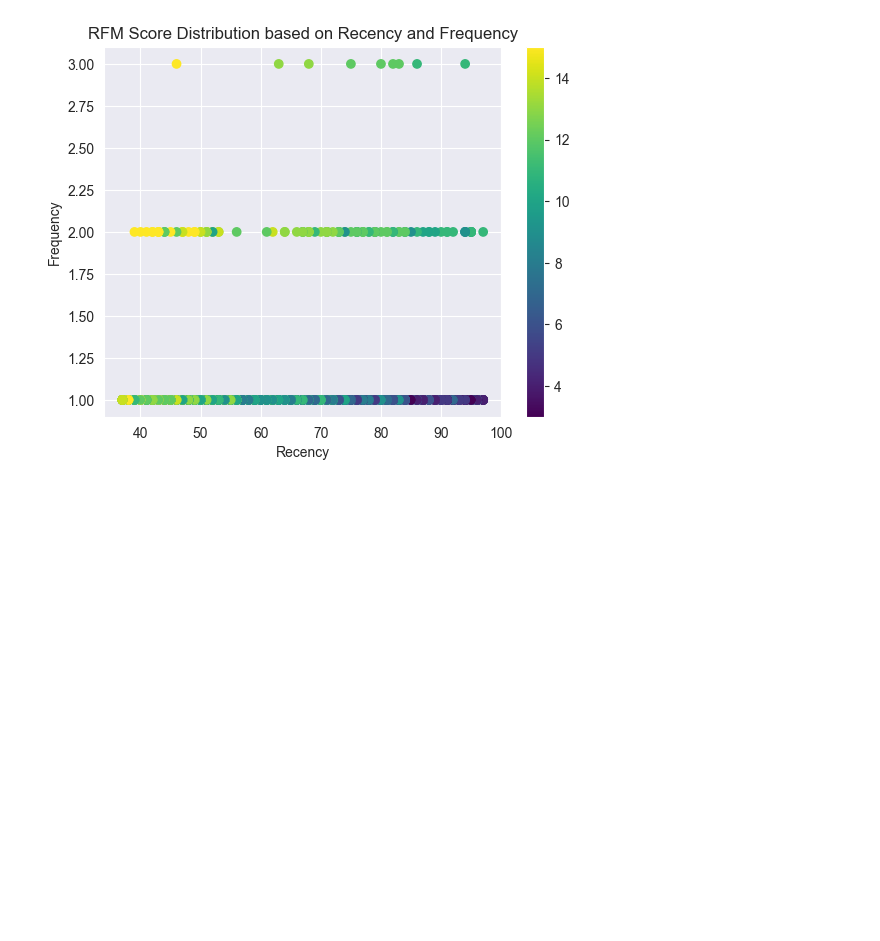
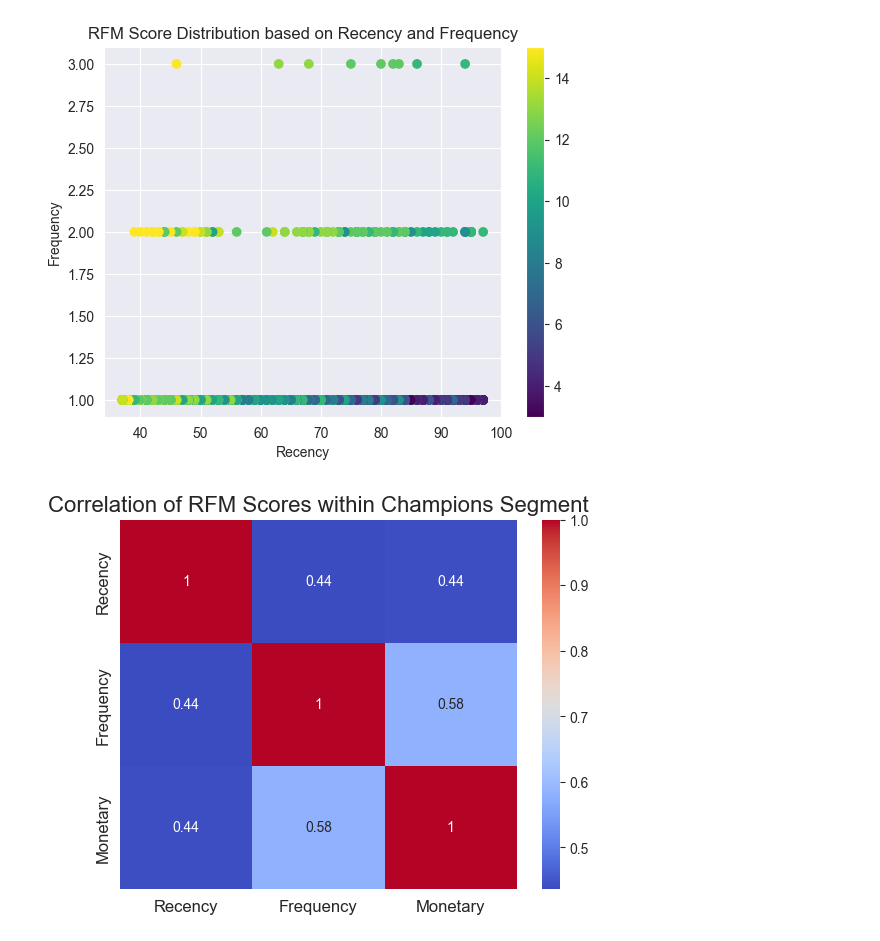
Before and after one commit to Mfundo-debug/RFM_analysis, a Jupyter notebook: EDA.ipynb, the cells around one changed output. Cells and saved outputs as stored; diff of their text form; code cells hidden in the pictures; blank space fills up the shorter version.

```diff
--- a/EDA.ipynb
+++ b/EDA.ipynb
@@ -366,3 +366,19 @@ fig.update_layout(title='Distribution of RFM Values within Champions Segment',
                   showlegend=True)
 
 fig.show()
+# %%
+# Filter the data to include only the customers in the Champions segment
+champions_segment = data[data['RFM Customer Segments'] == 'Champions']
+
+# Compute the correlation matrix of RFM scores
+rfm_scores = champions_segment[['Recency', 'Frequency', 'Monetary']]
+corr_matrix = rfm_scores.corr()
+
+# Create a heatmap of the correlation matrix
+sns.heatmap(corr_matrix, annot=True, cmap='coolwarm')
+plt.title('Correlation of RFM Scores within Champions Segment', fontsize=16)
+plt.xticks(fontsize=12)
+plt.yticks(fontsize=12)
+plt.show()
+# %% [output]
+[figure, added]
```
Also changed, not shown: parts of 8 cells of this notebook.
